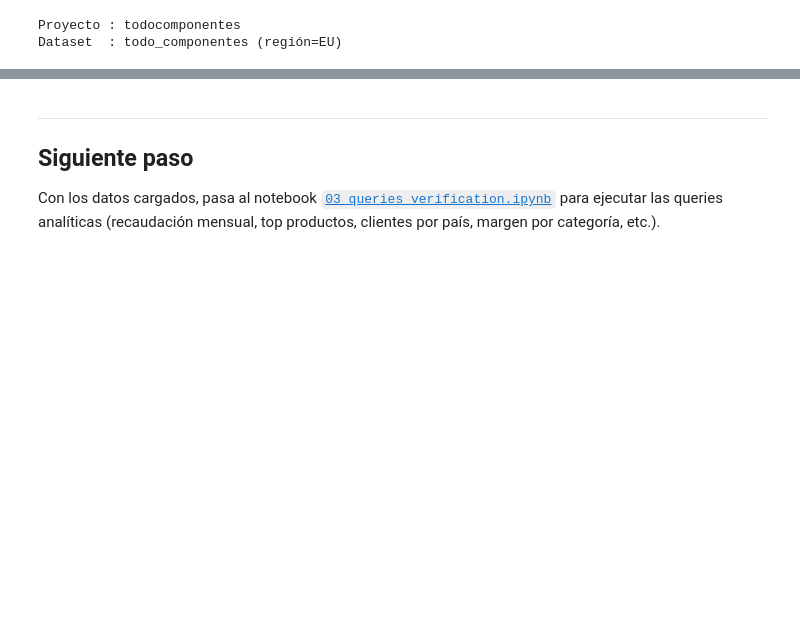
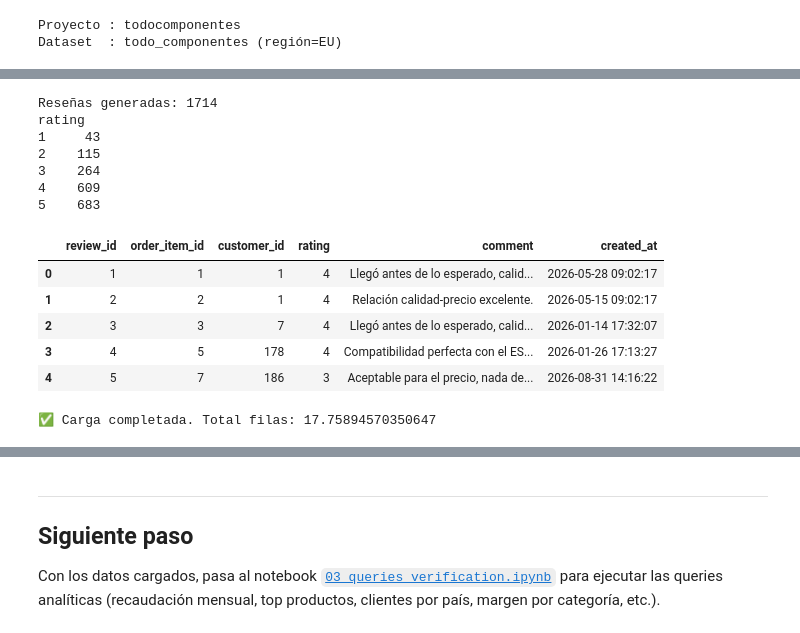
Before and after one commit to Ameisin/Team_Challenge_SQL, a Jupyter notebook: parte_2_modelo_bigquery/notebooks/02_generate_data.ipynb, the cells around one changed output, grey strips where cells are left out. Drawn from its saved outputs; the diff is of its cells as text; code cells hidden in the pictures; blank space fills up the shorter version.

```diff
--- a/parte_2_modelo_bigquery/notebooks/02_generate_data.ipynb
+++ b/parte_2_modelo_bigquery/notebooks/02_generate_data.ipynb
@@ -361,35 +412,61 @@ COMMENTS_BAD = [
     "Funciona, pero la calidad del acabado es justa.",
 ]
 
 def rating_and_comment() -> tuple[int, str]:
     r = random.choices([1, 2, 3, 4, 5], weights=[0.03, 0.07, 0.15, 0.35, 0.40], k=1)[0]
     if r >= 4:
         return r, random.choice(COMMENTS_GOOD)
     if r == 3:
         return r, random.choice(COMMENTS_NEUTRAL)
     return r, random.choice(COMMENTS_BAD)
 
 rows = []
 for rid, (_, item) in enumerate(df_to_review.iterrows(), start=1):
     order_id = int(item["order_id"])
-    o_date = cust_by_order.index and df_orders.loc[df_orders["order_id"] == order_id, "order_date"].iloc[0]
-    # La reseña se escribe entre 0 y 30 días después de la entrega (o del pedido si no hay entrega)
+
+    # Validación: ¿existe el order_id en el diccionario?
+    if order_id not in cust_by_order:
+        continue
+
+    # Validación: ¿existe el order_id en df_orders?
+    order_rows = df_orders[df_orders["order_id"] == order_id]
+    if order_rows.empty:
+        continue
+
+    o_date = order_rows["order_date"].iat[0]
+
     base = o_date + timedelta(days=random.randint(1, 30))
     r, comment = rating_and_comment()
+
     rows.append({
         "review_id": rid,
         "order_item_id": int(item["order_item_id"]),
         "customer_id": int(cust_by_order[order_id]),
         "rating": r,
         "comment": comment,
         "created_at": base,
     })
 
+
 df_reviews = pd.DataFrame(rows)
 print(f"Reseñas generadas: {len(df_reviews)}")
 print(df_reviews["rating"].value_counts().sort_index().to_string())
 print()
 df_reviews.head()
+# %% [output]
+Reseñas generadas: 1714
+rating
+1     43
+2    115
+3    264
+4    609
+5    683
+|  | review_id | order_item_id | customer_id | rating | comment | created_at |
+| 0 | 1 | 1 | 1 | 4 | Llegó antes de lo esperado, calid... | 2026-05-28 09:02:17 |
+| 1 | 2 | 2 | 1 | 4 | Relación calidad-precio excelente. | 2026-05-15 09:02:17 |
+| 2 | 3 | 3 | 7 | 4 | Llegó antes de lo esperado, calid... | 2026-01-14 17:32:07 |
+| 3 | 4 | 5 | 178 | 4 | Compatibilidad perfecta con el ES... | 2026-01-26 17:13:27 |
+| 4 | 5 | 7 | 186 | 3 | Aceptable para el precio, nada de... | 2026-08-31 14:16:22 |
 # %%
 # --- 9. Carga a BigQuery (idempotente: WRITE_TRUNCATE por tabla) ---
 import time
@@ -406,18 +483,26 @@ LOAD_ORDER = [
 ]
 
 load_job_info = []
+
 for table_name, df in LOAD_ORDER:
     t0 = time.time()
+
+    job_config = bigquery.LoadJobConfig(
+        write_disposition=bigquery.WriteDisposition.WRITE_TRUNCATE
+    )
+
     job = client.load_table_from_dataframe(
         dataframe=df,
         destination=f"{PROJECT_ID}.{DATASET_ID}.{table_name}",
-        write_disposition=bigquery.WriteDisposition.WRITE_TRUNCATE,
+        job_config=job_config
     )
-    job.result()  # bloquea hasta terminar
-    dt = time.time() - t0
-    load_job_info.append((table_name, len(df), dt))
-    print(f"✓ {table_name:15s} {len(df):>6d} filas  ({dt:.1f}s)")
+
+    job.result()  # Espera a que termine
+
+    load_job_info.append((table_name, time.time() - t0))
 
 print(f"\n✅ Carga completada. Total filas: {sum(r[1] for r in load_job_info)}")
+# %% [output]
+✅ Carga completada. Total filas: 17.75894570350647
 # %%
 # --- 10. Validación: conteos en BigQuery + integridad referencial ---
```
Also changed, not shown: parts of 7 cells of this notebook.
